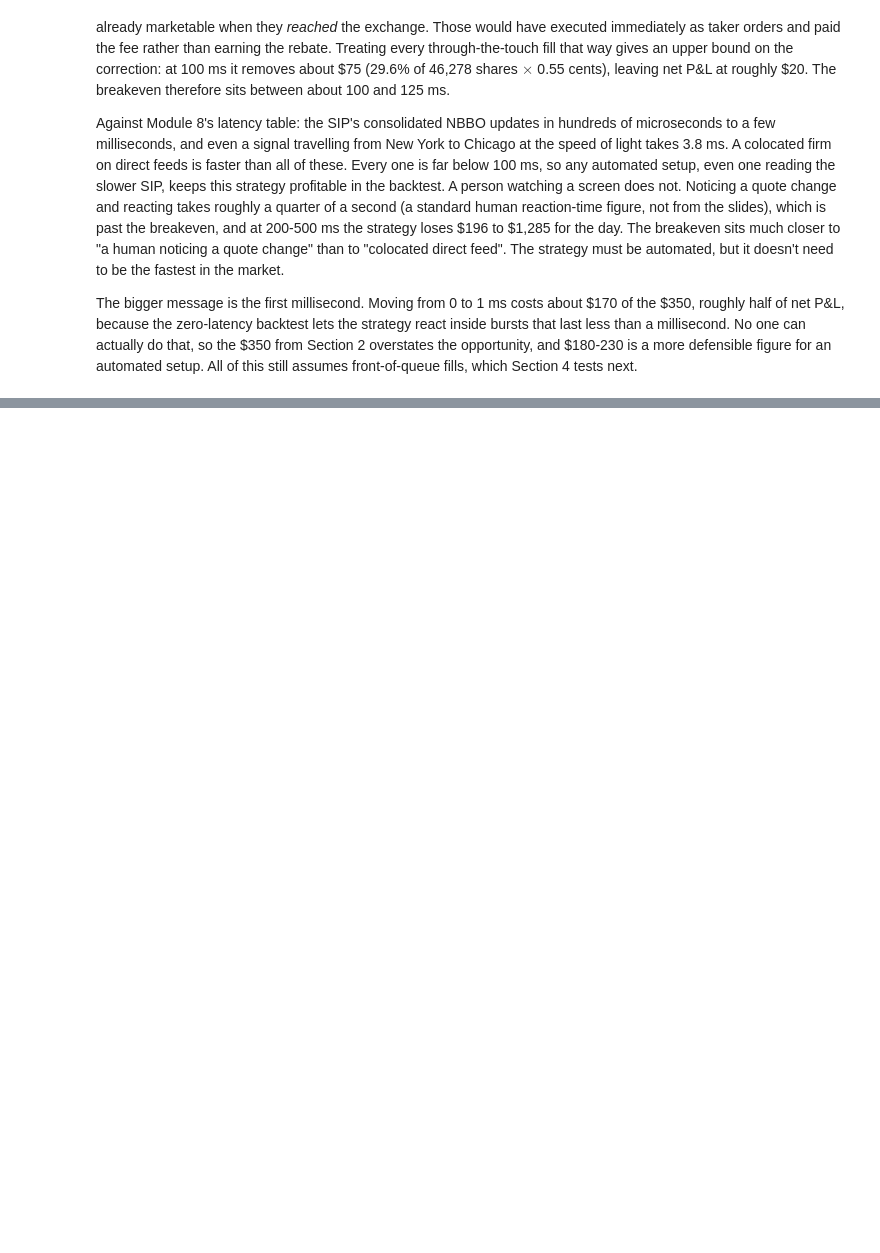
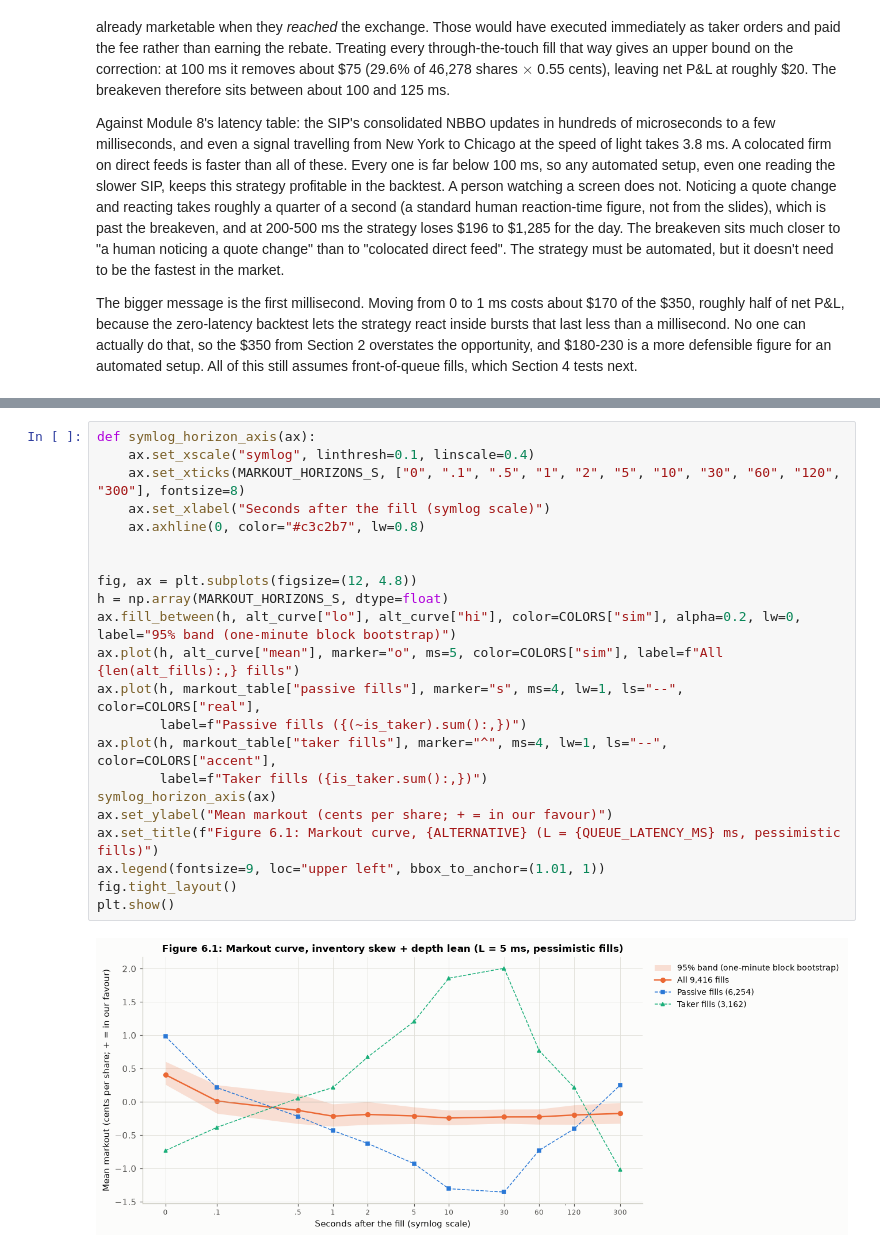
Before and after one commit to tbrown122387/stat-4170-public, a Jupyter notebook: case-studies/cs3/case-study-3.ipynb, the cells around one changed output, grey strips where cells are left out. Drawn from its saved outputs; the diff is of its cells as text; blank space fills up the shorter version.

```diff
--- a/case-studies/cs3/case-study-3.ipynb
+++ b/case-studies/cs3/case-study-3.ipynb
@@ -1679,0 +2385,24 @@ The bigger message is the first millisecond. Moving from 0 to 1 ms costs about \
+# %%
+def symlog_horizon_axis(ax):
+    ax.set_xscale("symlog", linthresh=0.1, linscale=0.4)
+    ax.set_xticks(MARKOUT_HORIZONS_S, ["0", ".1", ".5", "1", "2", "5", "10", "30", "60", "120", "300"], fontsize=8)
+    ax.set_xlabel("Seconds after the fill (symlog scale)")
+    ax.axhline(0, color="#c3c2b7", lw=0.8)
+
+
+fig, ax = plt.subplots(figsize=(12, 4.8))
+h = np.array(MARKOUT_HORIZONS_S, dtype=float)
+ax.fill_between(h, alt_curve["lo"], alt_curve["hi"], color=COLORS["sim"], alpha=0.2, lw=0, label="95% band (one-minute block bootstrap)")
+ax.plot(h, alt_curve["mean"], marker="o", ms=5, color=COLORS["sim"], label=f"All {len(alt_fills):,} fills")
+ax.plot(h, markout_table["passive fills"], marker="s", ms=4, lw=1, ls="--", color=COLORS["real"],
+        label=f"Passive fills ({(~is_taker).sum():,})")
+ax.plot(h, markout_table["taker fills"], marker="^", ms=4, lw=1, ls="--", color=COLORS["accent"],
+        label=f"Taker fills ({is_taker.sum():,})")
+symlog_horizon_axis(ax)
+ax.set_ylabel("Mean markout (cents per share; + = in our favour)")
+ax.set_title(f"Figure 6.1: Markout curve, {ALTERNATIVE} (L = {QUEUE_LATENCY_MS} ms, pessimistic fills)")
+ax.legend(fontsize=9, loc="upper left", bbox_to_anchor=(1.01, 1))
+fig.tight_layout()
+plt.show()
+# %% [output]
+[figure, added]
```
Also changed, not shown: parts of 40 cells of this notebook, 2 other files.
